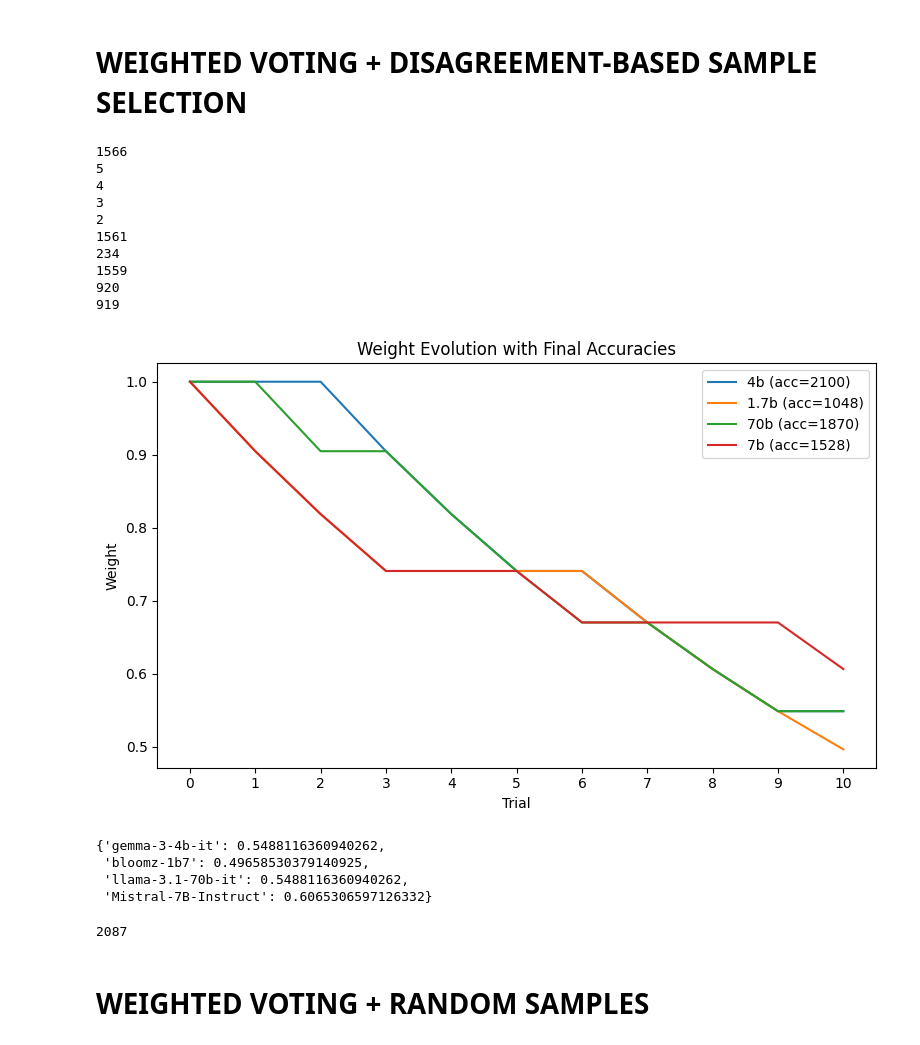
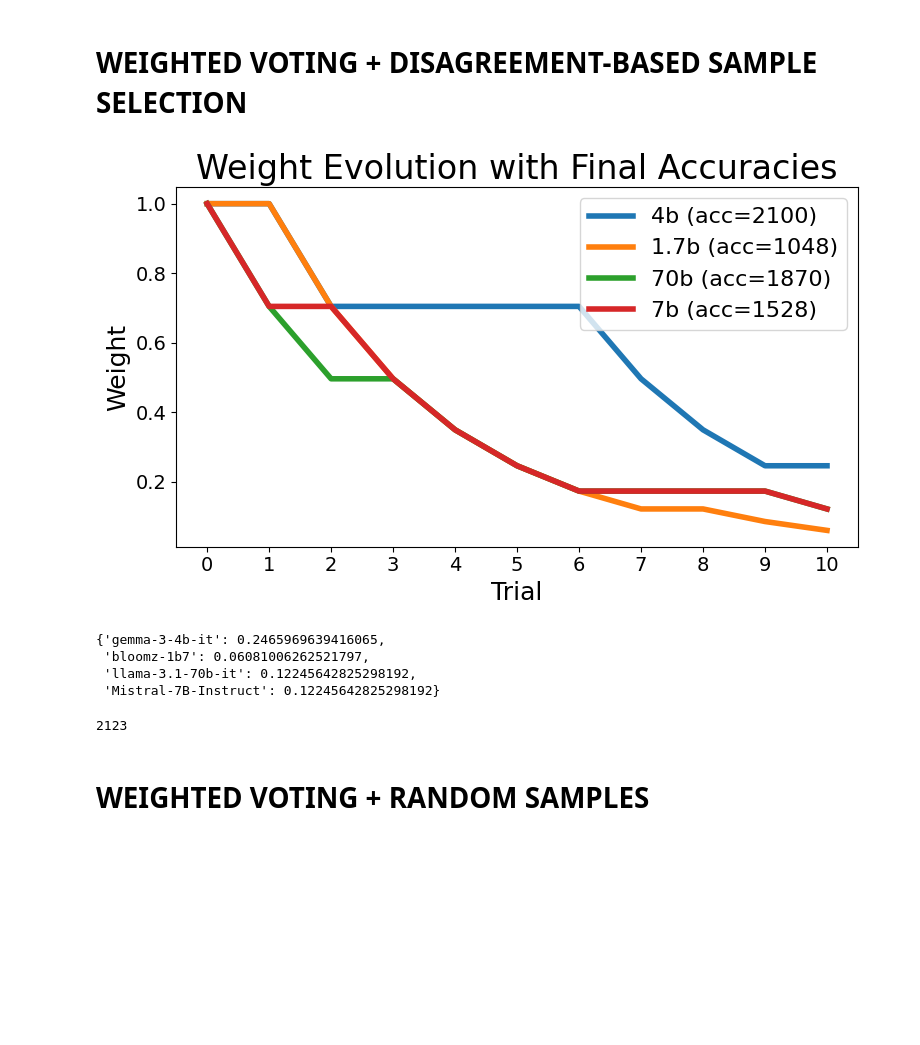
Before and after one commit to trung6/db_project_2025, a Jupyter notebook: process_nli_final.ipynb, the cells around one changed output. Saved outputs shown, nothing was run; the diff lists cells and outputs as text; code cells hidden in the pictures; blank space fills up the shorter version.

Commit message:
utils: add MaxHeap for (index, max_load_at_index) process_nli_final: allow query uniformly from an eligible set, which is maintained using a MaxHeap

```diff
--- a/process_nli_final.ipynb
+++ b/process_nli_final.ipynb
@@ -15,14 +23,11 @@ df.loc[2948, 'label']
 # %% [output]
 'entailment'
 # %%
-from typing import Any
-import math
-import random
-
 UNIQUE_LABELS = ["entailment", "neutral", "contradiction"]
 NUM_TRIALS = 10
 GAP = 1
 ALPHA = 0.35
+TOPK = 300
 INDICES = list(range(len(df)))
 MODELS = ['gemma-3-4b-it', 'bloomz-1b7', 'llama-3.1-70b-it',
        'Mistral-7B-Instruct']
@@ -100,17 +103,20 @@ def plot_weight_and_accuracy(weight_evolution: list[list[float]], models: list[s
 def mwu(df: pd.DataFrame,
         index_range: list,
         num_sams: int = 10,
-        alpha: float = 0.35, ) -> list[list[float]]:
+        alpha: float = 0.35,
+        topK: int = 100) -> list[list[float]]:
     """Returns weight evolution based on Hedge rule"""
     weights = [1.] * NUM_LLMS
 
     weight_evolution = [weights.copy()]
 
+    eligible = MaxHeap()
+
     for _ in range(1, num_sams+1):
         # disagreement-based sample selection
-        minimax_load: int = NUM_LLMS + 1  # init above range
+        # minimax_load: int = NUM_LLMS + 1  # init above range
         # best_index: int = len(df) # init out of range
-        best_indices: list[int] = [] # contain all best indices
+        # best_indices: list[int] = [] # contain all best indices
         for index in index_range:
             row = df.iloc[index]
             votes = {label: 0. for label in UNIQUE_LABELS}
@@ -121,16 +127,21 @@ def mwu(df: pd.DataFrame,
             winning_label = max(votes, key=votes.get)
             cur_max_load = votes[winning_label]
             # update best if current is better
-            if cur_max_load < minimax_load:
-                minimax_load = cur_max_load
-                # best_index = index
-                best_indices = [index]
-            elif cur_max_load == minimax_load:
-                best_indices.append(index)
+            # if cur_max_load < minimax_load:
+            #     minimax_load = cur_max_load
+            #     # best_index = index
+            #     best_indices = [index]
+            # elif cur_max_load == minimax_load:
+            #     best_indices.append(index)
+            if len(eligible) < topK:
+                eligible.push(index, cur_max_load)
+            elif eligible.peek()[1] > cur_max_load:
+                eligible.pop()
+                eligible.push(index, cur_max_load)
 
         # Update weights based on best_index
-        print(len(best_indices))
-        best_index = random.choice(best_indices) # sample one at random from the list of best_indices
+        # print(len(best_indices))
+        best_index = random.choice(eligible._data)[1] # sample one at random from the list of best_indices
         best_row = df.iloc[best_index]
         for model_index, model in enumerate(MODELS):
             prediction = best_row[model]
@@ -141,23 +152,13 @@ def mwu(df: pd.DataFrame,
         weight_evolution.append(weights.copy())
 
         # Remove best_index from index_range
-        index_range.remove(best_index)
+        # index_range.remove(best_index)
     return weight_evolution, weights
 # %%
-weight_evolution_disagreement, final_weights_disagreement = mwu(df, INDICES.copy(), NUM_TRIALS, ALPHA)
+weight_evolution_disagreement, final_weights_disagreement = mwu(df, INDICES.copy(), NUM_TRIALS, ALPHA, TOPK)
 plot_weight_and_accuracy(weight_evolution_disagreement, MODELS, ACC)
 # %% [output]
-1566
-5
-4
-3
-2
-1561
-234
-1559
-920
-919
-[figure, old version]
+[figure, new version]
 # %%
 
 wdict_disagreement: dict = {}
@@ -165,10 +166,10 @@ for model, weight in zip(MODELS, final_weights_disagreement):
     wdict_disagreement[model] = weight
 wdict_disagreement
 # %% [output]
-{'gemma-3-4b-it': 0.5488116360940262,
- 'bloomz-1b7': 0.49658530379140925,
- 'llama-3.1-70b-it': 0.5488116360940262,
- 'Mistral-7B-Instruct': 0.6065306597126332}
+{'gemma-3-4b-it': 0.2465969639416065,
+ 'bloomz-1b7': 0.06081006262521797,
+ 'llama-3.1-70b-it': 0.12245642825298192,
+ 'Mistral-7B-Instruct': 0.12245642825298192}
 # %%
 # weighted voting
 def weighted_voting(df, wdict: dict[str, float]) -> int:
@@ -188,7 +189,7 @@ def weighted_voting(df, wdict: dict[str, float]) -> int:
 ACC["weighted_disagreement"] = weighted_voting(df, wdict_disagreement)
 display(ACC["weighted_disagreement"])
 # %% [output]
-2087
+2123
 # %% [markdown]
 # WEIGHTED VOTING + RANDOM SAMPLES
 # %%
```
Also changed, not shown: parts of 12 cells of this notebook, 1 other file.
